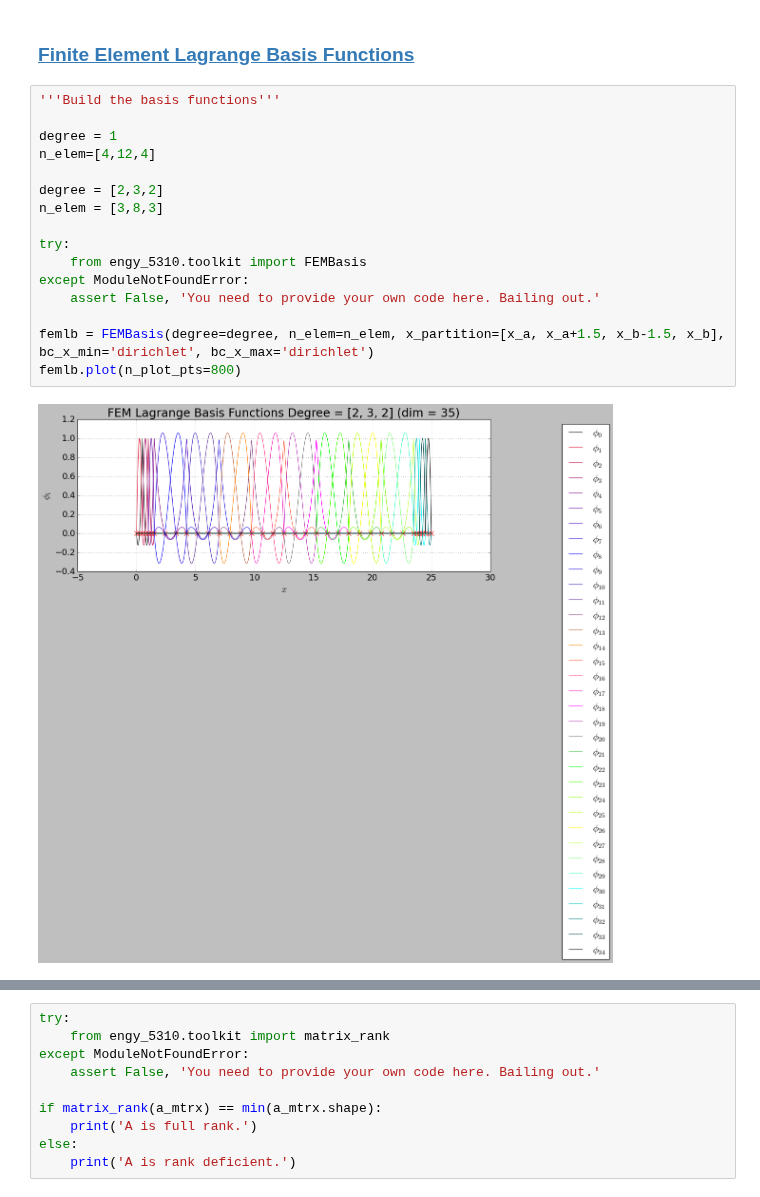
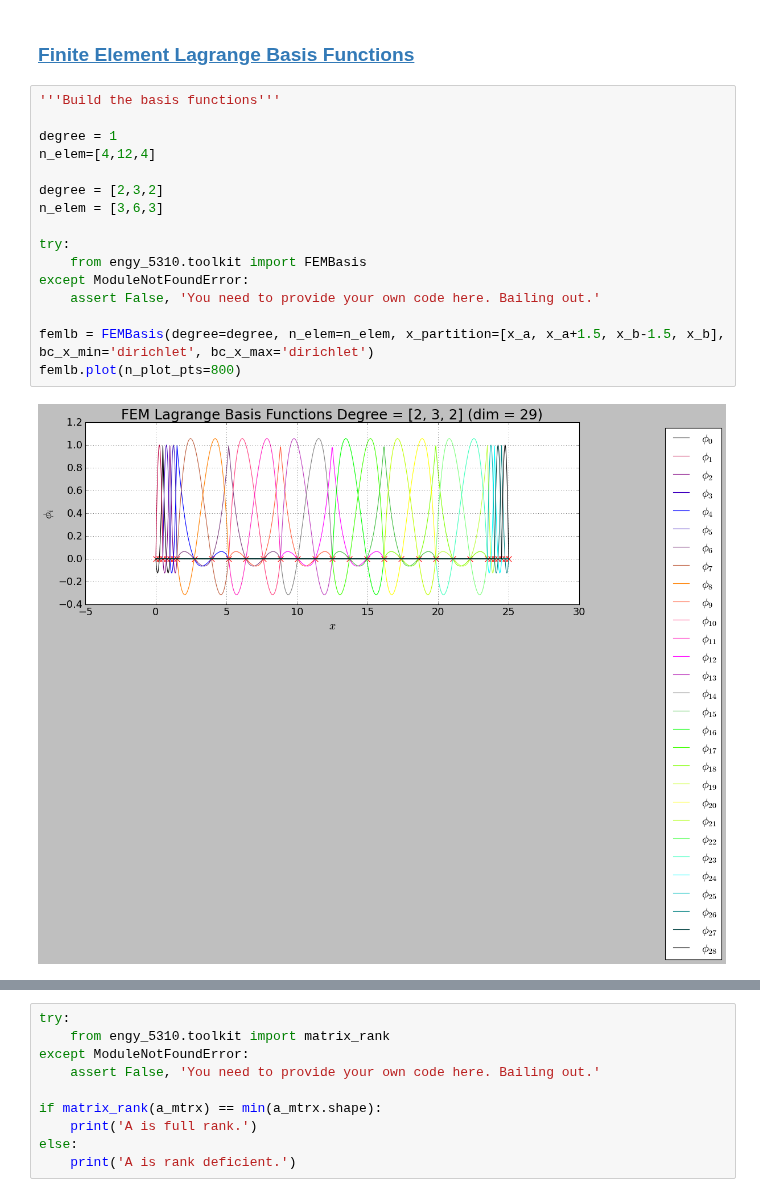
Before and after one commit to dpploy/engy-5330, a Jupyter notebook: notebooks/05a-rayleigh-ritz-fem-verification.ipynb, the cells around one changed output, grey strips where cells are left out. Saved outputs shown, nothing was run; the diff lists cells and outputs as text.

```diff
--- a/notebooks/05a-rayleigh-ritz-fem-verification.ipynb
+++ b/notebooks/05a-rayleigh-ritz-fem-verification.ipynb
@@ -359,21 +359,21 @@ plt.show()
 # %%
 '''Build the basis functions'''
 
 degree = 1
 n_elem=[4,12,4]
 
 degree = [2,3,2]
-n_elem = [3,8,3]
+n_elem = [3,6,3]
 
 try:
     from engy_5310.toolkit import FEMBasis
 except ModuleNotFoundError:
     assert False, 'You need to provide your own code here. Bailing out.'
 
 femlb = FEMBasis(degree=degree, n_elem=n_elem, x_partition=[x_a, x_a+1.5, x_b-1.5, x_b], bc_x_min='dirichlet', bc_x_max='dirichlet')
 femlb.plot(n_plot_pts=800)
 # %% [output]
-[figure, old version]
+[figure, new version]
 # %%
 '''Build the matrix of coefficients of the linear system'''
 
```
Also changed, not shown: parts of 12 cells of this notebook, 3 other files.
